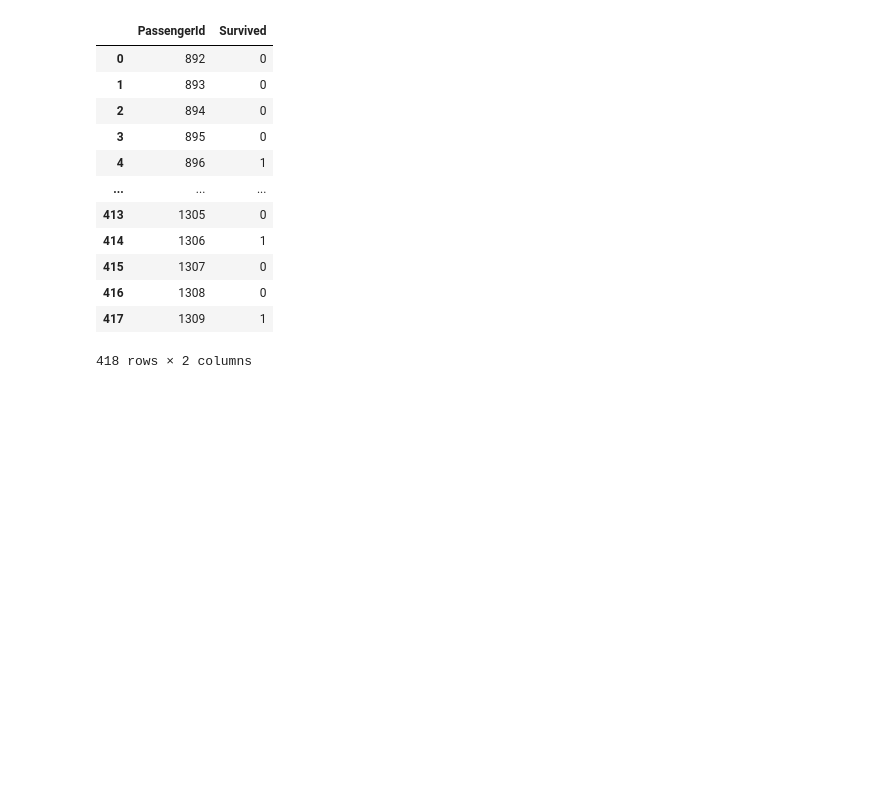
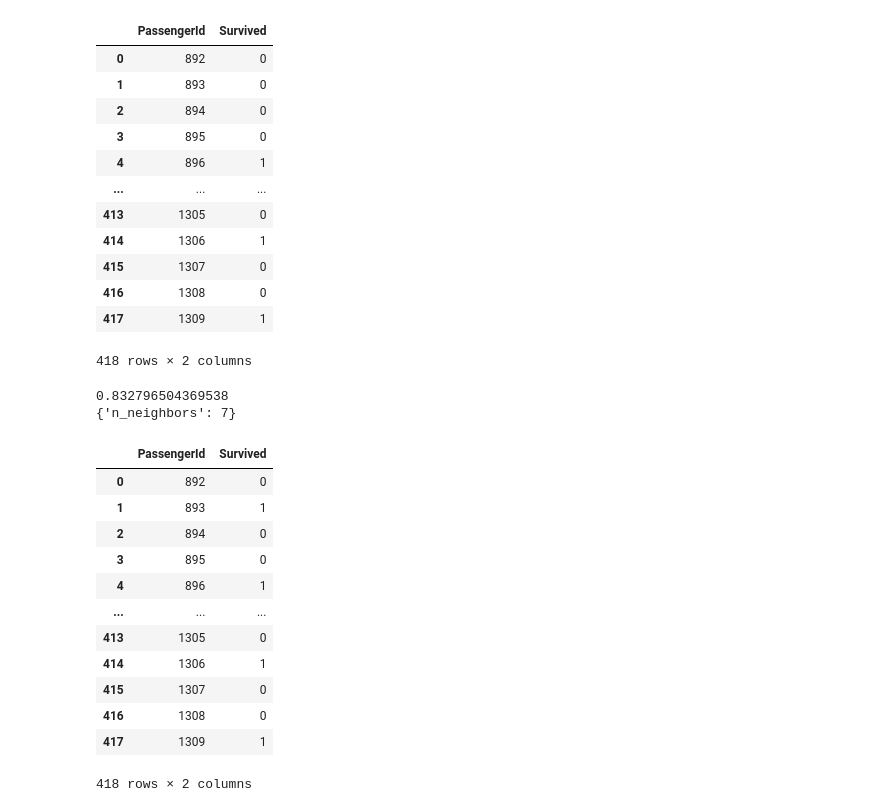
Before and after one commit to Elwing-Chou/ml0602, a Jupyter notebook: titanic.ipynb, the cells around one changed output. Cells and saved outputs as stored; diff of their text form; code cells hidden in the pictures; blank space fills up the shorter version.

```diff
--- a/titanic.ipynb
+++ b/titanic.ipynb
@@ -188,3 +188,50 @@ df
 | 416 | 1308 | 0 |
 | 417 | 1309 | 1 |
 418 rows × 2 columns
+# %%
+from sklearn.preprocessing import MinMaxScaler
+scaler = MinMaxScaler()
+data_scale = scaler.fit_transform(data)
+data_scale = pd.DataFrame(data_scale, columns=data.columns)
+# .loc (根據列編號)(X) .iloc (根據第幾個)(O)
+# .iloc [第一列, 第二列, 第三列...]
+x_train_scale = data_scale.iloc[:train_df.shape[0]]
+x_predict_scale = data_scale.iloc[train_df.shape[0]:]
+x_train_scale
+# %%
+from sklearn.neighbors import KNeighborsClassifier
+params = {
+    "n_neighbors":range(3, 100)
+}
+clf = KNeighborsClassifier()
+cv = GridSearchCV(clf, params, cv=10, n_jobs=-1)
+cv.fit(x_train_scale, y_train)
+print(cv.best_score_)
+print(cv.best_params_)
+# %% [output]
+0.832796504369538
+{'n_neighbors': 7}
+# %%
+clf = KNeighborsClassifier(n_neighbors=11)
+clf.fit(x_train_scale, y_train)
+pre = clf.predict(x_predict_scale)
+df = pd.DataFrame({
+    "PassengerId":test_df["PassengerId"],
+    "Survived":pre
+})
+df.to_csv("knn.csv", encoding="utf-8", index=False)
+df
+# %% [output]
+|  | PassengerId | Survived |
+| 0 | 892 | 0 |
+| 1 | 893 | 1 |
+| 2 | 894 | 0 |
+| 3 | 895 | 0 |
+| 4 | 896 | 1 |
+| ... | ... | ... |
+| 413 | 1305 | 0 |
+| 414 | 1306 | 1 |
+| 415 | 1307 | 0 |
+| 416 | 1308 | 0 |
+| 417 | 1309 | 1 |
+418 rows × 2 columns
```
